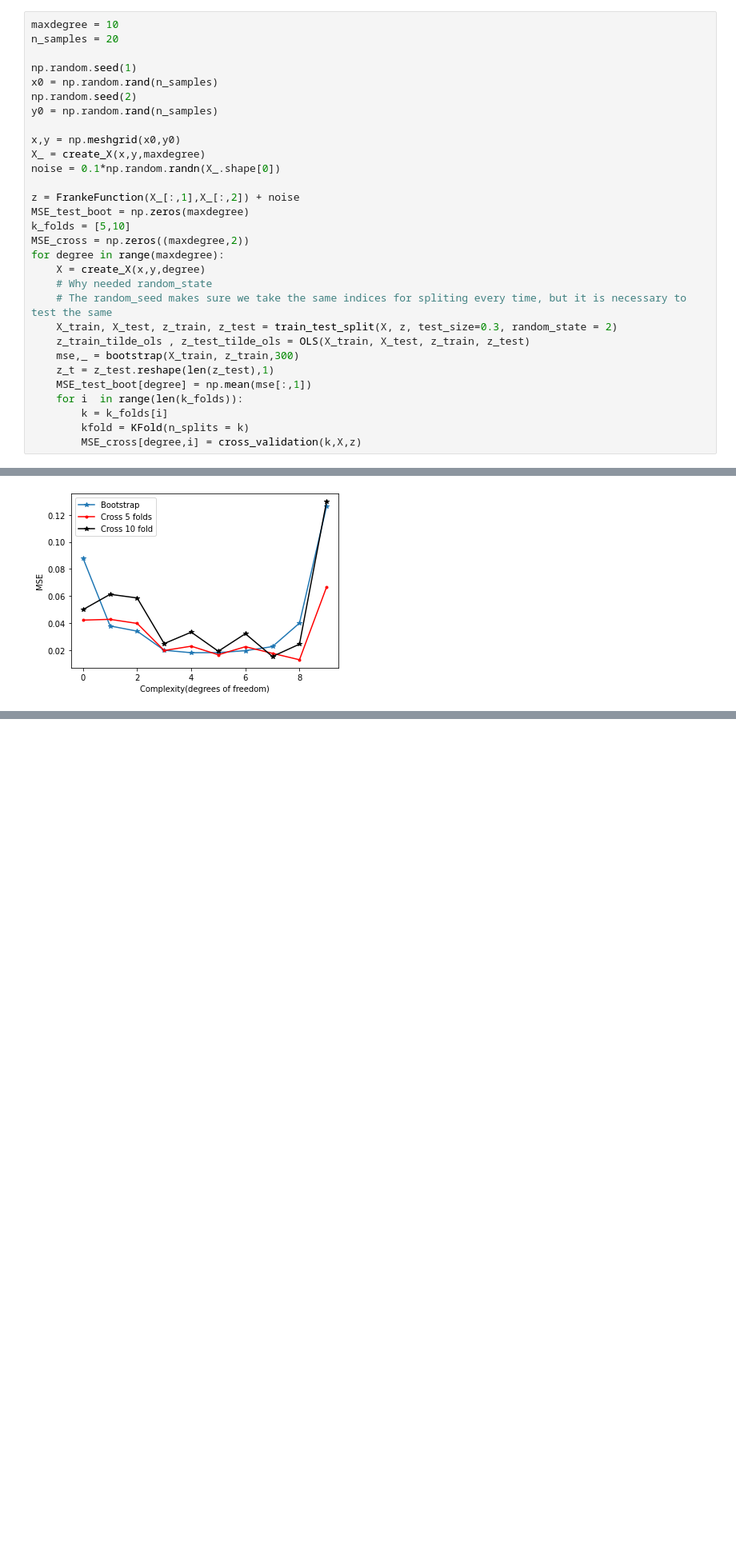
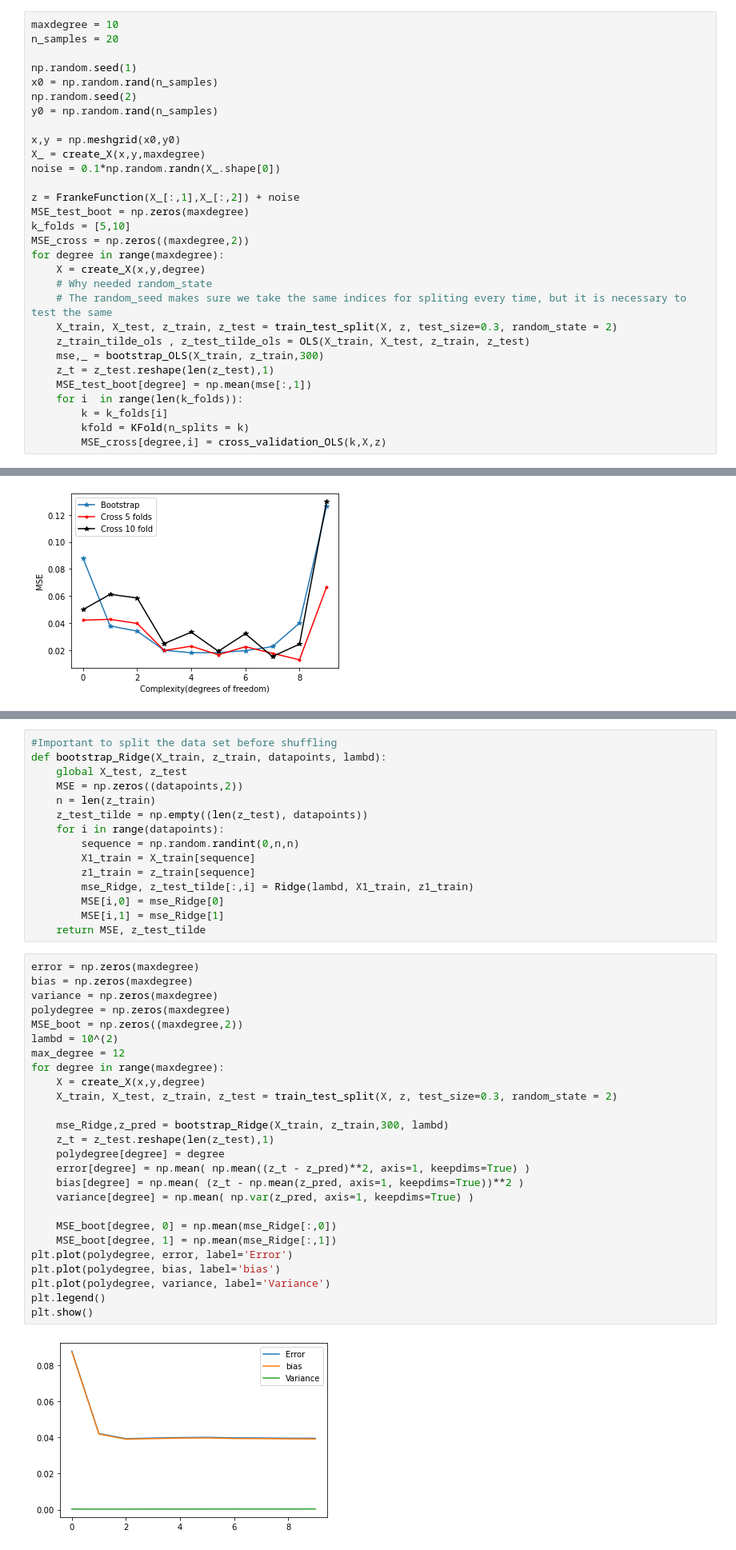
Before and after one commit to engyssimo/MLProjectNucphys, a Jupyter notebook: Project1/Hoa.ipynb, the cells around one changed output, grey strips where cells are left out. Shown at 80% size. Cells and saved outputs as stored; diff of their text form; blank space fills up the shorter version.

```diff
--- a/Project1/Hoa.ipynb
+++ b/Project1/Hoa.ipynb
@@ -297,10 +298,10 @@ for degree in range(maxdegree):
     # The random_seed makes sure we take the same indices for spliting every time, but it is necessary to test the same
     X_train, X_test, z_train, z_test = train_test_split(X, z, test_size=0.3, random_state = 2)
     z_train_tilde_ols , z_test_tilde_ols = OLS(X_train, X_test, z_train, z_test)
-    mse,_ = bootstrap(X_train, z_train,300)
+    mse,_ = bootstrap_OLS(X_train, z_train,300)
     z_t = z_test.reshape(len(z_test),1)
     MSE_test_boot[degree] = np.mean(mse[:,1])
     for i  in range(len(k_folds)):
         k = k_folds[i]
         kfold = KFold(n_splits = k)
-        MSE_cross[degree,i] = cross_validation(k,X,z)
+        MSE_cross[degree,i] = cross_validation_OLS(k,X,z)
@@ -330,0 +365,43 @@ plt.show()
+# %%
+#Important to split the data set before shuffling
+def bootstrap_Ridge(X_train, z_train, datapoints, lambd):
+    global X_test, z_test
+    MSE = np.zeros((datapoints,2))
+    n = len(z_train)
+    z_test_tilde = np.empty((len(z_test), datapoints))
+    for i in range(datapoints):
+        sequence = np.random.randint(0,n,n)
+        X1_train = X_train[sequence]
+        z1_train = z_train[sequence]
+        mse_Ridge, z_test_tilde[:,i] = Ridge(lambd, X1_train, z1_train)
+        MSE[i,0] = mse_Ridge[0]
+        MSE[i,1] = mse_Ridge[1]
+    return MSE, z_test_tilde
+# %%
+error = np.zeros(maxdegree)
+bias = np.zeros(maxdegree)
+variance = np.zeros(maxdegree)
+polydegree = np.zeros(maxdegree)
+MSE_boot = np.zeros((maxdegree,2))
+lambd = 10^(2)
+max_degree = 12
+for degree in range(maxdegree):
+    X = create_X(x,y,degree)
+    X_train, X_test, z_train, z_test = train_test_split(X, z, test_size=0.3, random_state = 2)
+
+    mse_Ridge,z_pred = bootstrap_Ridge(X_train, z_train,300, lambd)
+    z_t = z_test.reshape(len(z_test),1)
+    polydegree[degree] = degree
+    error[degree] = np.mean( np.mean((z_t - z_pred)**2, axis=1, keepdims=True) )
+    bias[degree] = np.mean( (z_t - np.mean(z_pred, axis=1, keepdims=True))**2 )
+    variance[degree] = np.mean( np.var(z_pred, axis=1, keepdims=True) )
+
+    MSE_boot[degree, 0] = np.mean(mse_Ridge[:,0])
+    MSE_boot[degree, 1] = np.mean(mse_Ridge[:,1])
+plt.plot(polydegree, error, label='Error')
+plt.plot(polydegree, bias, label='bias')
+plt.plot(polydegree, variance, label='Variance')
+plt.legend()
+plt.show()
+# %% [output]
+[figure, added]
```
Also changed, not shown: parts of 16 cells of this notebook.
